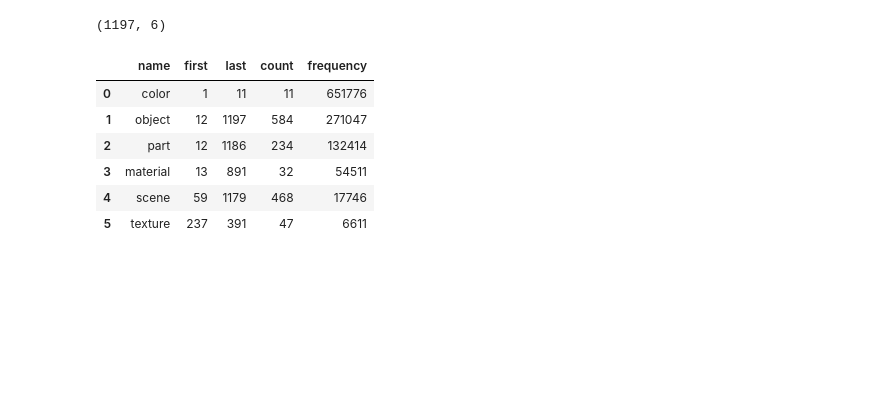
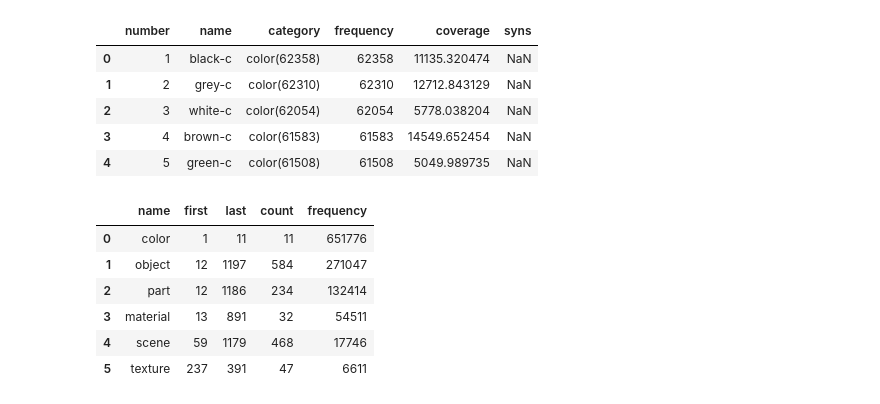
Before and after one commit to philipclaesson/InterpretableDeepLearning, a Jupyter notebook: Splitting dataset.ipynb, the cells around one changed output. Cells and saved outputs as stored; diff of their text form; code cells hidden in the pictures; blank space fills up the shorter version.

```diff
--- a/Splitting dataset.ipynb
+++ b/Splitting dataset.ipynb
@@ -59,8 +59,14 @@ objects_only.head(10)
 | 29 | ade20k/ADE_train_00015917.jpg | train | 224 | 224 | 112 | 112 | ade20k/ADE_train_00015917_color.png | ade20k/ADE_train_00015917_object.png | 1 |
 # %%
 label.shape
+label.head()
 # %% [output]
-(1197, 6)
+|  | number | name | category | frequency | coverage | syns |
+| 0 | 1 | black-c | color(62358) | 62358 | 11135.320474 | NaN |
+| 1 | 2 | grey-c | color(62310) | 62310 | 12712.843129 | NaN |
+| 2 | 3 | white-c | color(62054) | 62054 | 5778.038204 | NaN |
+| 3 | 4 | brown-c | color(61583) | 61583 | 14549.652454 | NaN |
+| 4 | 5 | green-c | color(61508) | 61508 | 5049.989735 | NaN |
 # %%
 category.head(6) # there are only 6 categories
 # %% [output]
```
Also changed, not shown: parts of 2 cells of this notebook, 2 other files.
